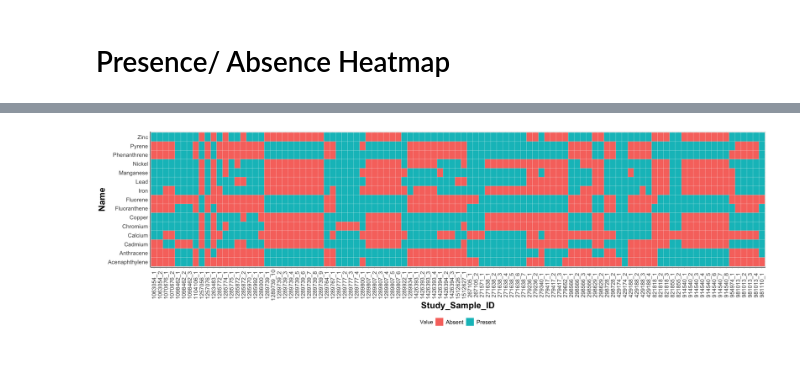
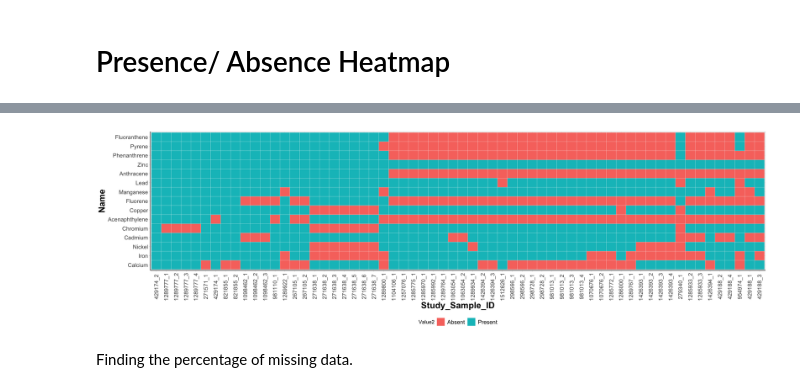
Before and after one commit to UNC-CEMALB/P1015.-Wildfire_Suffcient_Similiarity, a Jupyter notebook: 1. Data Processing/Data Processing.ipynb, the cells around one changed output, grey strips where cells are left out. Drawn from its saved outputs; the diff is of its cells as text; code cells hidden in the pictures; blank space fills up the shorter version.

```diff
--- a/1. Data Processing/Data Processing.ipynb
+++ b/1. Data Processing/Data Processing.ipynb
@@ -670,0 +703,39 @@ A tibble: 6 × 10
+# %%
+final_filter_step = function(preimputed_df){
+    # ADD WORDS!!
+
+    avg_ids_df = preimputed_df %>%
+        mutate(Value2 = ifelse(Value2 == "Absent", 0, 1)) %>%
+        group_by(Study_Sample_ID) %>%
+        reframe(avg_count = mean(Value2)) %>%
+        arrange(-avg_count)
+
+    avg_names_df = preimputed_df %>%
+        mutate(Value2 = ifelse(Value2 == "Absent", 0, 1)) %>%
+        group_by(Name) %>%
+        reframe(avg_count = mean(Value2)) %>%
+        arrange(avg_count)
+
+    keep_ids_df = avg_ids_df %>%
+        filter(avg_count > 0.4)
+    keep_names_df = avg_names_df %>%
+        filter(avg_count > 0.2)
+
+    filtered_df = preimputed_df %>%
+        filter(Study_Sample_ID %in% keep_ids_df$Study_Sample_ID, Name %in% keep_names_df$Name)
+
+    # putting in to a factor for ordering
+    filtered_df$Study_Sample_ID = factor(filtered_df$Study_Sample_ID, levels = avg_ids_df$Study_Sample_ID)
+    filtered_df$Name = factor(filtered_df$Name, levels = avg_names_df$Name)
+
+    return(list(filtered_df, keep_ids_df, keep_names_df))
+    }
+
+# calling fn
+filter5_vol_df = final_filter_step(heatmap_vol_df)
+filter5_weight_df = final_filter_step(heatmap_weight_df)
+
+final_preimputed_vol_df = filter5_vol_df[[1]]
+final_preimputed_weight_df = filter5_weight_df[[1]]
+
+head(final_preimputed_vol_df)
@@ -742,16 +803,16 @@ ggplot(data = heatmap_vol_df, aes(x = Study_Sample_ID, y = Name, fill = Value))
 # %%
 options(repr.plot.width=20, repr.plot.height=6) #changing size
-ggplot(data = heatmap_weight_df, aes(x = Study_Sample_ID, y = Name, fill = Value)) +
+ggplot(data = final_preimputed_weight_df, aes(x = Study_Sample_ID, y = Name, fill = Value2)) +
   geom_tile(color = "white") +
 
   theme_light() +
   theme(axis.text.x = element_text(angle = 90, vjust = 0.5), #rotating x labels/ moving x labels slightly to the left
         axis.line = element_line(colour="black"), #making x and y axes black
         axis.text = element_text(size = 12), #changing size of x axis labels
         axis.title = element_text(face = "bold", size = rel(1.7)), #changes axis titles
         legend.position = "bottom", #removing legend
-        legend.text = element_text(size = 12), #changes legend text
-        strip.text.x = element_text(size = 15, face = "bold"), #changes size of facet x axis
-        strip.text.y = element_text(size = 15, face = "bold"))  #changes size of facet y axis
+        legend.text = element_text(size = 12)) #changes legend text
 # %% [output]
-[figure, old version]
+[figure, new version]
+# %% [markdown]
+Finding the percentage of missing data.
```
Also changed, not shown: parts of 20 cells of this notebook.
